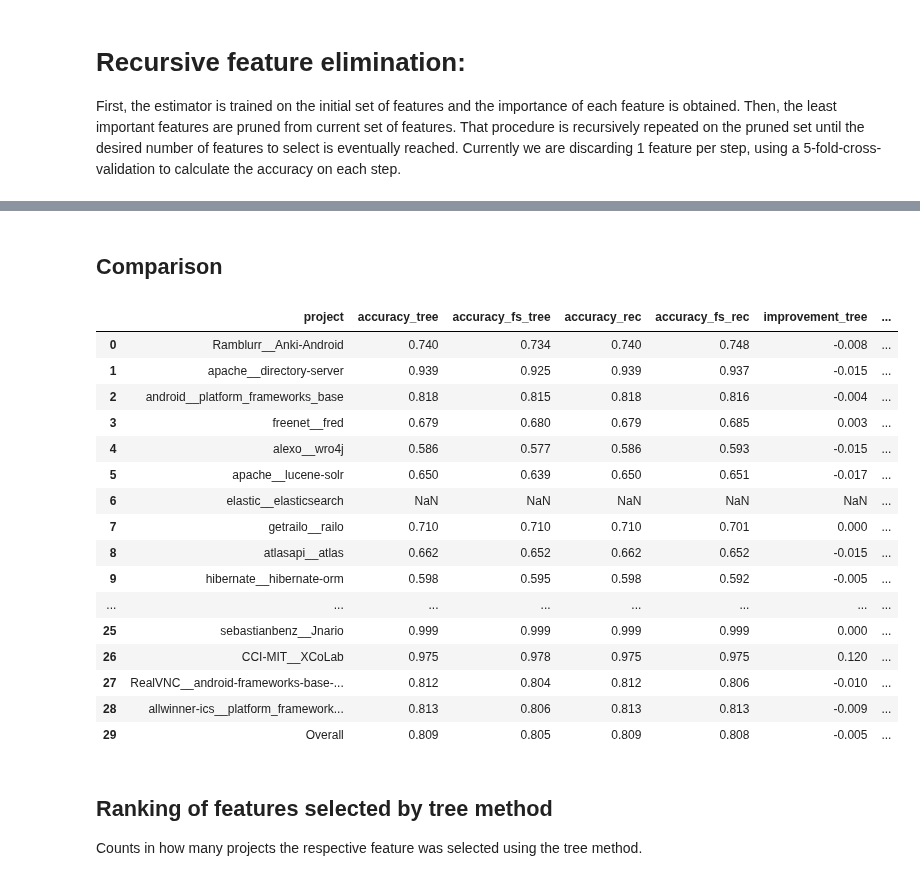
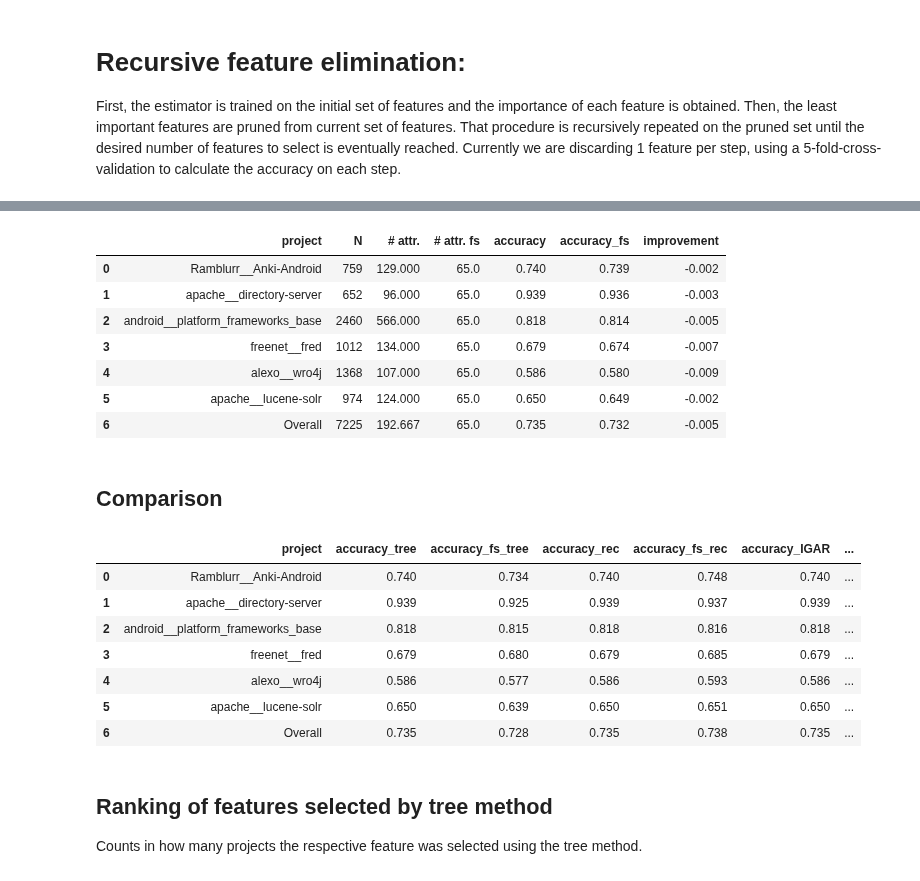
Before and after one commit to gems-uff/mestre, a Jupyter notebook: scripts/classifier/feature_selection.ipynb, the cells around one changed output, grey strips where cells are left out. Saved outputs shown, nothing was run; the diff lists cells and outputs as text; code cells hidden in the pictures.

Commit message:
Adds attribute grouping for authorship and content attributes in feature selection (yet to run)

```diff
--- a/scripts/classifier/feature_selection.ipynb
+++ b/scripts/classifier/feature_selection.ipynb
@@ -23,6 +23,8 @@ non_features_columns.extend(["project_user", "project_name", "path", "file_name"
 # %%
 selected_dataset = pd.read_csv("../../data/SELECTED_LABELLED_DATASET.csv")
 projects = list(selected_dataset['project'].unique())
+# %%
+projects = projects[:6]
 # %%
 rf = RandomForestClassifier(random_state=99, n_jobs=5, n_estimators=100, max_features=0.3, min_samples_leaf=1)
 # %% [markdown]
@@ -32,7 +34,7 @@ Uses the feature_importances_ attribute from the Random Forest model to select t
 # %%
 import importlib
 importlib.reload(classifier_utils)
-results_tree, count_tree = classifier_utils.projects_feature_selection(projects, non_features_columns, rf, 'tree')
+results_tree, attributes_record_tree = classifier_utils.projects_feature_selection(projects, non_features_columns, rf, 'tree')
 # %%
 results_tree
 # %% [output]
@@ -61,7 +54,7 @@ Currently we are discarding 1 feature per step, using a 5-fold-cross-validation
 # %%
 import importlib
 importlib.reload(classifier_utils)
-results_recursive, count_recursive = classifier_utils.projects_feature_selection(projects, non_features_columns, rf, 'recursive')
+results_recursive, attributes_record_rec = classifier_utils.projects_feature_selection(projects, non_features_columns, rf, 'recursive')
 # %%
 results_recursive
 # %% [output]
@@ -85,28 +77,38 @@ results_recursive
+# %%
+import importlib
+importlib.reload(classifier_utils)
+results_IGAR, attributes_rec_IGAR = classifier_utils.projects_feature_selection(projects, non_features_columns, rf, 'IGAR')
+# %%
+results_IGAR
+# %% [output]
+|  | project | N | # attr. | # attr. fs | accuracy | accuracy_fs | improvement |
+| 0 | Ramblurr__Anki-Android | 759 | 129.000 | 65.0 | 0.740 | 0.739 | -0.002 |
+| 1 | apache__directory-server | 652 | 96.000 | 65.0 | 0.939 | 0.936 | -0.003 |
+| 2 | android__platform_frameworks_base | 2460 | 566.000 | 65.0 | 0.818 | 0.814 | -0.005 |
+| 3 | freenet__fred | 1012 | 134.000 | 65.0 | 0.679 | 0.674 | -0.007 |
+| 4 | alexo__wro4j | 1368 | 107.000 | 65.0 | 0.586 | 0.580 | -0.009 |
+| 5 | apache__lucene-solr | 974 | 124.000 | 65.0 | 0.650 | 0.649 | -0.002 |
+| 6 | Overall | 7225 | 192.667 | 65.0 | 0.735 | 0.732 | -0.005 |
 # %% [markdown]
 ## Comparison
 # %%
 df_inner = pd.merge(results_tree, results_recursive, on='project', how='inner', suffixes=('_tree', '_rec'))
+df_inner_igar = results_IGAR.add_suffix("_IGAR").rename(columns={"project_IGAR": "project"})
+df_inner = pd.merge(df_inner, df_inner_igar, on='project', how='inner')
+df_inner.to_csv('feature_selection_comparison.csv', index=False)
 
 accuracy_inner = df_inner.filter(regex=("project|accuracy.*")).copy()
 accuracy_inner['improvement_tree'] = accuracy_inner.apply(lambda x: classifier_utils.get_normalized_improvement(x['accuracy_fs_tree'], x['accuracy_tree']), axis=1)
 accuracy_inner['improvement_rec'] = accuracy_inner.apply(lambda x: classifier_utils.get_normalized_improvement(x['accuracy_fs_rec'], x['accuracy_rec']), axis=1)
+accuracy_inner['improvement_IGAR'] = accuracy_inner.apply(lambda x: classifier_utils.get_normalized_improvement(x['accuracy_fs_IGAR'], x['accuracy_IGAR']), axis=1)
 accuracy_inner = accuracy_inner.round(3)
 accuracy_inner
 # %% [output]
-|  | project | accuracy_tree | accuracy_fs_tree | accuracy_rec | accuracy_fs_rec | improvement_tree | ... |
-| 0 | Ramblurr__Anki-Android | 0.740 | 0.734 | 0.740 | 0.748 | -0.008 | ... |
-| 1 | apache__directory-server | 0.939 | 0.925 | 0.939 | 0.937 | -0.015 | ... |
-| 2 | android__platform_frameworks_base | 0.818 | 0.815 | 0.818 | 0.816 | -0.004 | ... |
-| 3 | freenet__fred | 0.679 | 0.680 | 0.679 | 0.685 | 0.003 | ... |
-| 4 | alexo__wro4j | 0.586 | 0.577 | 0.586 | 0.593 | -0.015 | ... |
-| 5 | apache__lucene-solr | 0.650 | 0.639 | 0.650 | 0.651 | -0.017 | ... |
-| 6 | elastic__elasticsearch | NaN | NaN | NaN | NaN | NaN | ... |
-| 7 | getrailo__railo | 0.710 | 0.710 | 0.710 | 0.701 | 0.000 | ... |
-| 8 | atlasapi__atlas | 0.662 | 0.652 | 0.662 | 0.652 | -0.015 | ... |
-| 9 | hibernate__hibernate-orm | 0.598 | 0.595 | 0.598 | 0.592 | -0.005 | ... |
-| ... | ... | ... | ... | ... | ... | ... | ... |
-| 25 | sebastianbenz__Jnario | 0.999 | 0.999 | 0.999 | 0.999 | 0.000 | ... |
-| 26 | CCI-MIT__XCoLab | 0.975 | 0.978 | 0.975 | 0.975 | 0.120 | ... |
-| 27 | RealVNC__android-frameworks-base-... | 0.812 | 0.804 | 0.812 | 0.806 | -0.010 | ... |
-| 28 | allwinner-ics__platform_framework... | 0.813 | 0.806 | 0.813 | 0.813 | -0.009 | ... |
-| 29 | Overall | 0.809 | 0.805 | 0.809 | 0.808 | -0.005 | ... |
+|  | project | accuracy_tree | accuracy_fs_tree | accuracy_rec | accuracy_fs_rec | accuracy_IGAR | ... |
+| 0 | Ramblurr__Anki-Android | 0.740 | 0.734 | 0.740 | 0.748 | 0.740 | ... |
+| 1 | apache__directory-server | 0.939 | 0.925 | 0.939 | 0.937 | 0.939 | ... |
+| 2 | android__platform_frameworks_base | 0.818 | 0.815 | 0.818 | 0.816 | 0.818 | ... |
+| 3 | freenet__fred | 0.679 | 0.680 | 0.679 | 0.685 | 0.679 | ... |
+| 4 | alexo__wro4j | 0.586 | 0.577 | 0.586 | 0.593 | 0.586 | ... |
+| 5 | apache__lucene-solr | 0.650 | 0.639 | 0.650 | 0.651 | 0.650 | ... |
+| 6 | Overall | 0.735 | 0.728 | 0.735 | 0.738 | 0.735 | ... |
```
Also changed, not shown: parts of 8 cells of this notebook.
